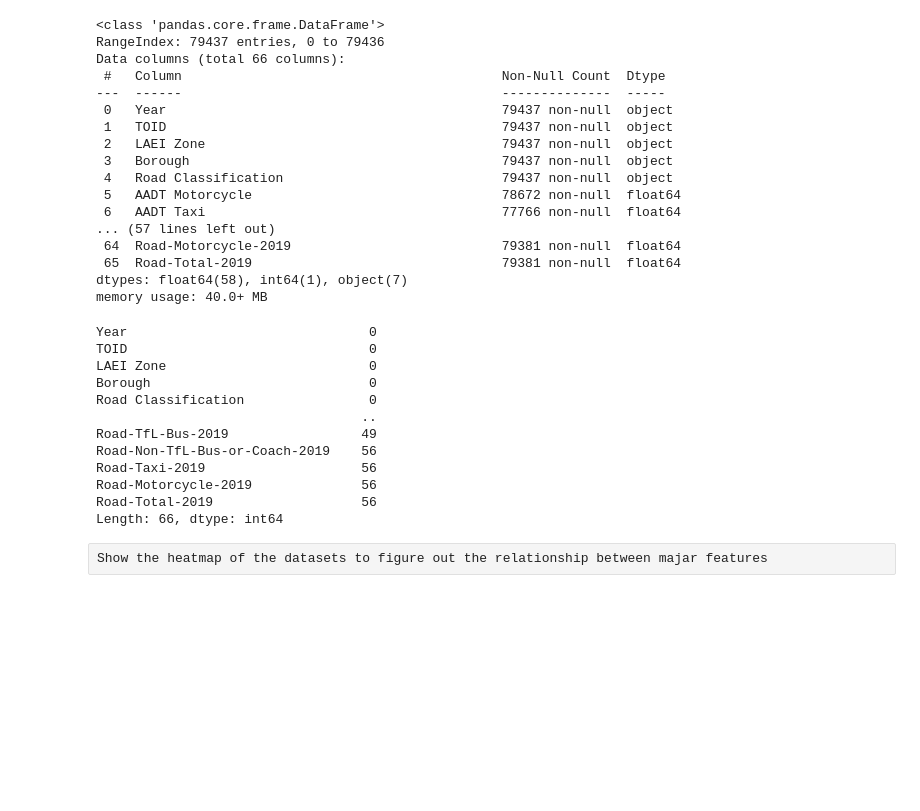
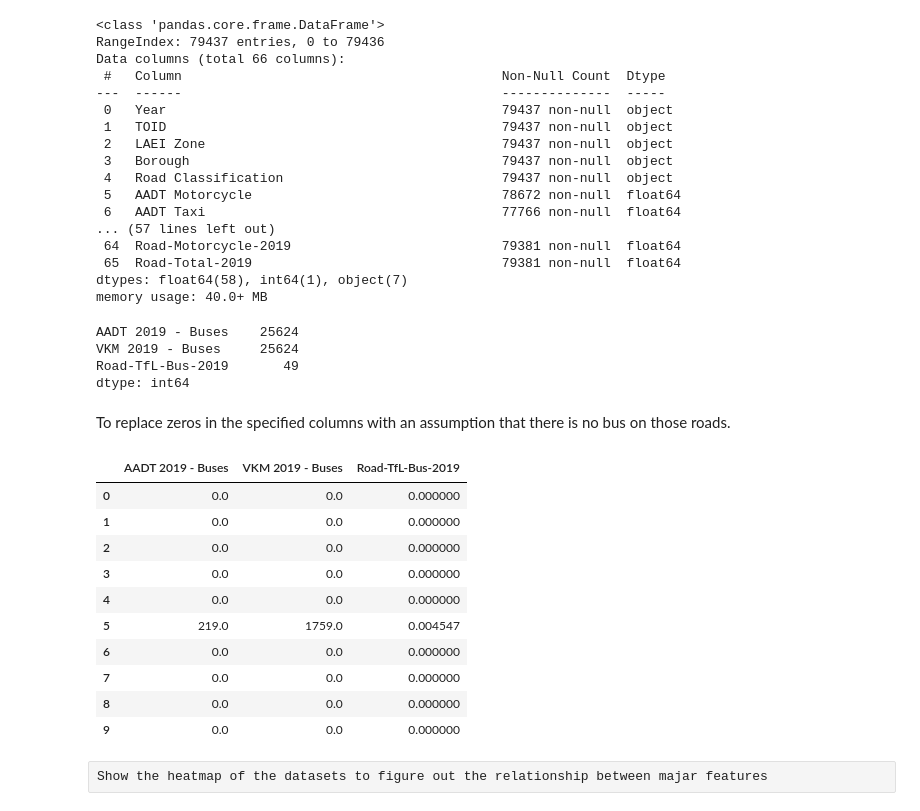
Before and after one commit to stefanopalu/MLendofmod_assignment, a Jupyter notebook: NOx_Traffic_Emission_Analysis.ipynb, the cells around one changed output. Saved outputs shown, nothing was run; the diff lists cells and outputs as text; code cells hidden in the pictures; blank space fills up the shorter version.

```diff
--- a/NOx_Traffic_Emission_Analysis.ipynb
+++ b/NOx_Traffic_Emission_Analysis.ipynb
@@ -189,20 +189,31 @@ Data columns (total 66 columns):
 dtypes: float64(58), int64(1), object(7)
 memory usage: 40.0+ MB
 # %%
-null_data = nox_all_data.isnull().sum()
+null_data = nox_all_data[['AADT 2019 - Buses','VKM 2019 - Buses','Road-TfL-Bus-2019']].isnull().sum()
 null_data
 # %% [output]
-Year                               0
-TOID                               0
-LAEI Zone                          0
-Borough                            0
-Road Classification                0
-                                  ..
-Road-TfL-Bus-2019                 49
-Road-Non-TfL-Bus-or-Coach-2019    56
-Road-Taxi-2019                    56
-Road-Motorcycle-2019              56
-Road-Total-2019                   56
-Length: 66, dtype: int64
+AADT 2019 - Buses    25624
+VKM 2019 - Buses     25624
+Road-TfL-Bus-2019       49
+dtype: int64
+# %% [markdown]
+To replace zeros in the specified columns with an assumption that there is no bus on those roads.
+# %%
+bus_col = ['AADT 2019 - Buses','VKM 2019 - Buses','Road-TfL-Bus-2019']
+nox_all_data[bus_col] = nox_all_data[bus_col].fillna(0)
+null_data_after_replacement = nox_all_data[['AADT 2019 - Buses','VKM 2019 - Buses','Road-TfL-Bus-2019']].isnull().sum()
+nox_all_data[['AADT 2019 - Buses','VKM 2019 - Buses','Road-TfL-Bus-2019']].head(10)
+# %% [output]
+|  | AADT 2019 - Buses | VKM 2019 - Buses | Road-TfL-Bus-2019 |
+| 0 | 0.0 | 0.0 | 0.000000 |
+| 1 | 0.0 | 0.0 | 0.000000 |
+| 2 | 0.0 | 0.0 | 0.000000 |
+| 3 | 0.0 | 0.0 | 0.000000 |
+| 4 | 0.0 | 0.0 | 0.000000 |
+| 5 | 219.0 | 1759.0 | 0.004547 |
+| 6 | 0.0 | 0.0 | 0.000000 |
+| 7 | 0.0 | 0.0 | 0.000000 |
+| 8 | 0.0 | 0.0 | 0.000000 |
+| 9 | 0.0 | 0.0 | 0.000000 |
 # %% [raw]
 Show the heatmap of the datasets to figure out the relationship between majar features
```
Also changed, not shown: parts of 10 cells of this notebook.
